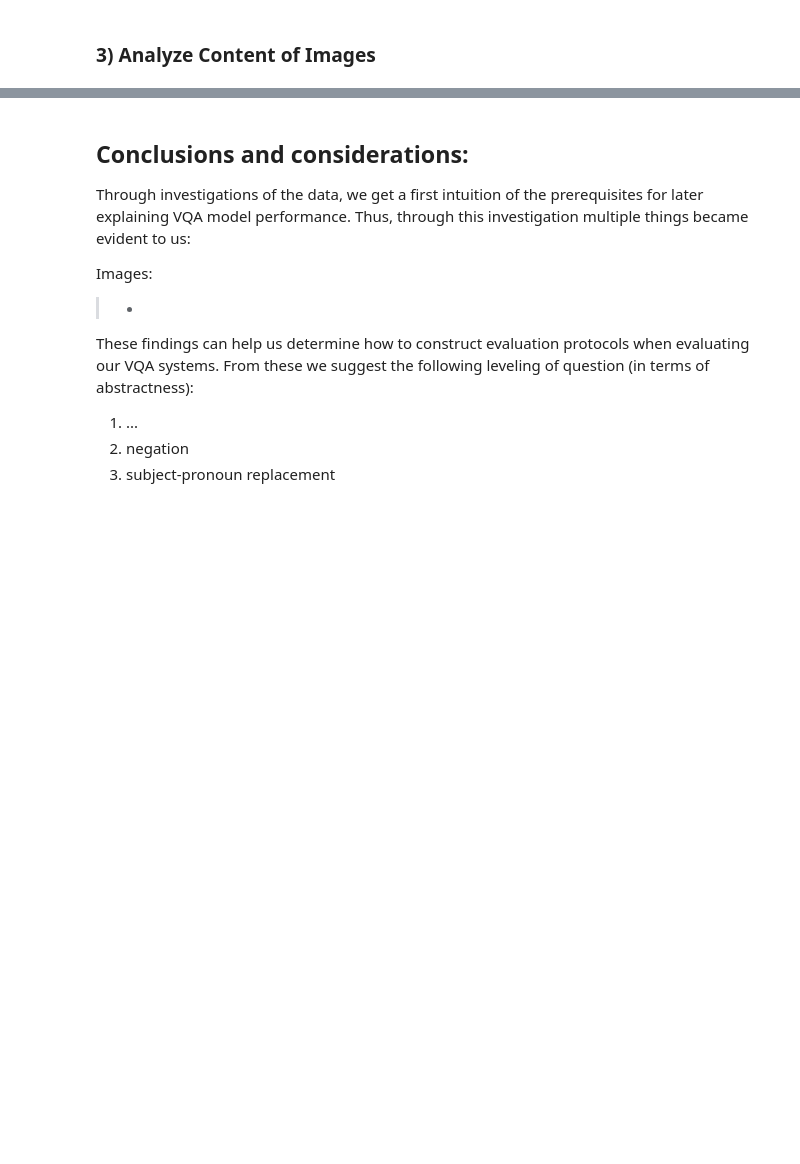
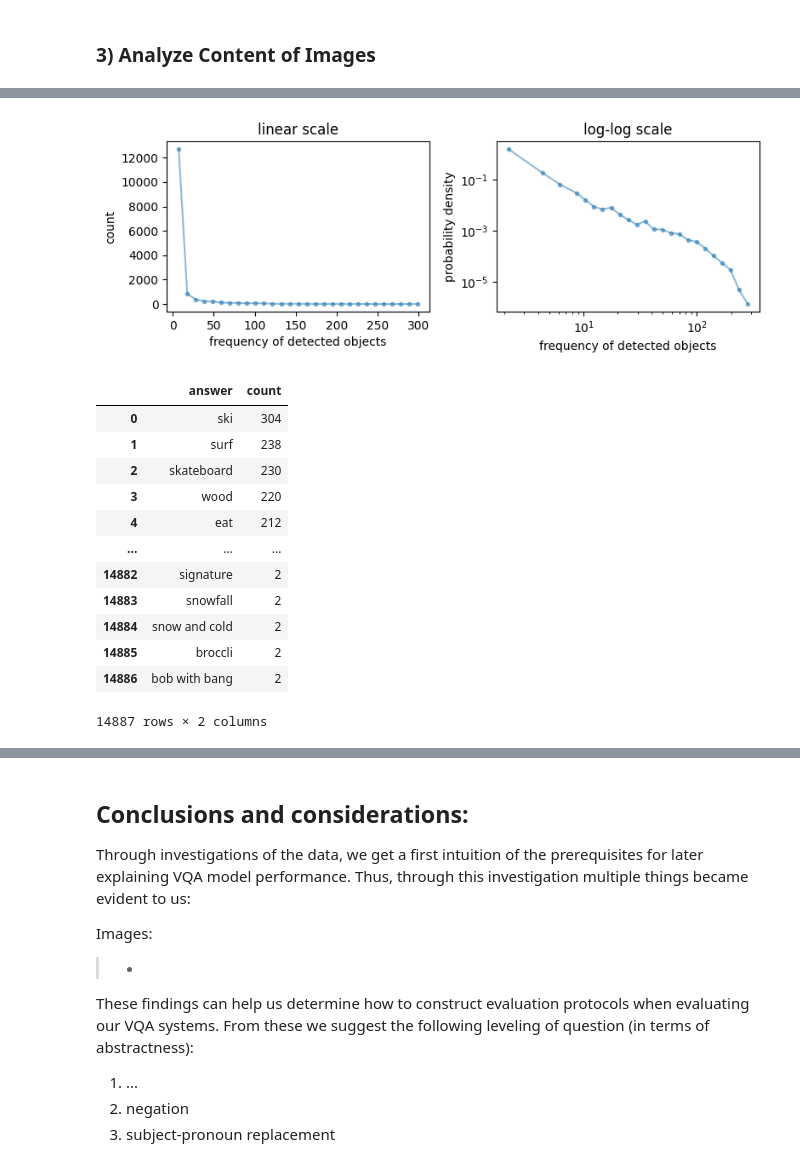
Before and after one commit to albertkjoller/knowledgeVQA, a Jupyter notebook: data_investigation/okvqa_images.ipynb, the cells around one changed output, grey strips where cells are left out. Drawn from its saved outputs; the diff is of its cells as text; code cells hidden in the pictures; blank space fills up the shorter version.

```diff
--- a/data_investigation/okvqa_images.ipynb
+++ b/data_investigation/okvqa_images.ipynb
@@ -189,0 +218,21 @@ okvqa['full'].to_pickle('data/okvqa_QA_IMG.npy')
+# %%
+all_answers = okvqa['full'].all_answers.apply(pd.Series).stack().reset_index(drop=True)
+all_answers = pd.DataFrame(sorted(Counter(all_answers).items(), key=lambda x: x[1], reverse=True), columns=['answer','count'])
+
+LogAndLinearHist(all_answers['count'], xlabel='frequency of detected objects')
+all_answers
+# %% [output]
+[figure, added]
+|  | answer | count |
+| 0 | ski | 304 |
+| 1 | surf | 238 |
+| 2 | skateboard | 230 |
+| 3 | wood | 220 |
+| 4 | eat | 212 |
+| ... | ... | ... |
+| 14882 | signature | 2 |
+| 14883 | snowfall | 2 |
+| 14884 | snow and cold | 2 |
+| 14885 | broccli | 2 |
+| 14886 | bob with bang | 2 |
+14887 rows × 2 columns
```
Also changed, not shown: parts of 30 cells of this notebook, 3 other files.
